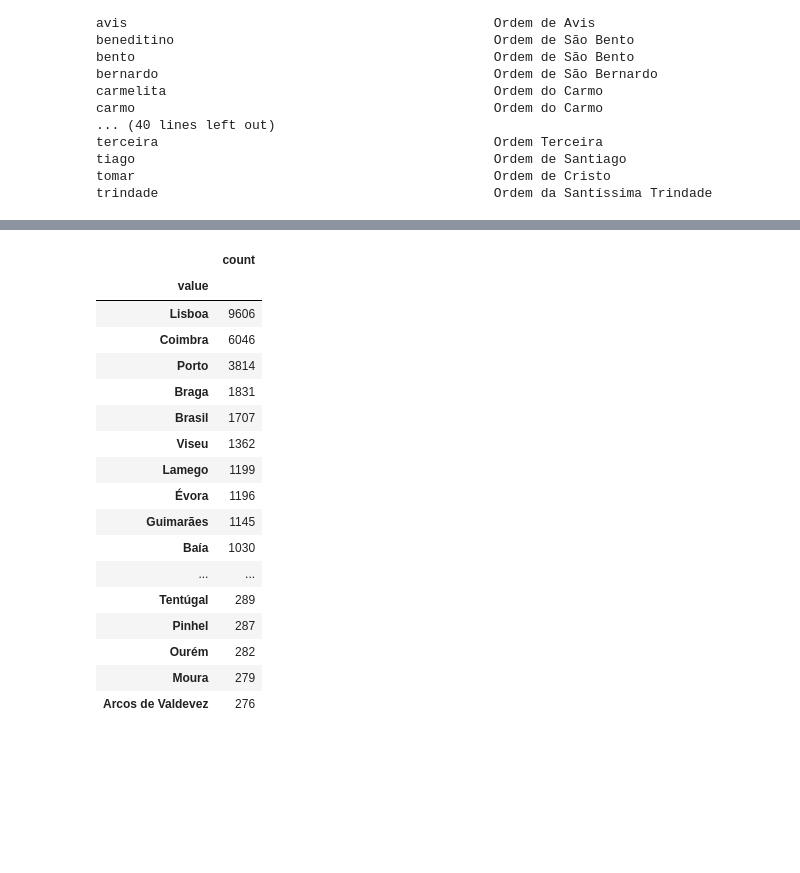
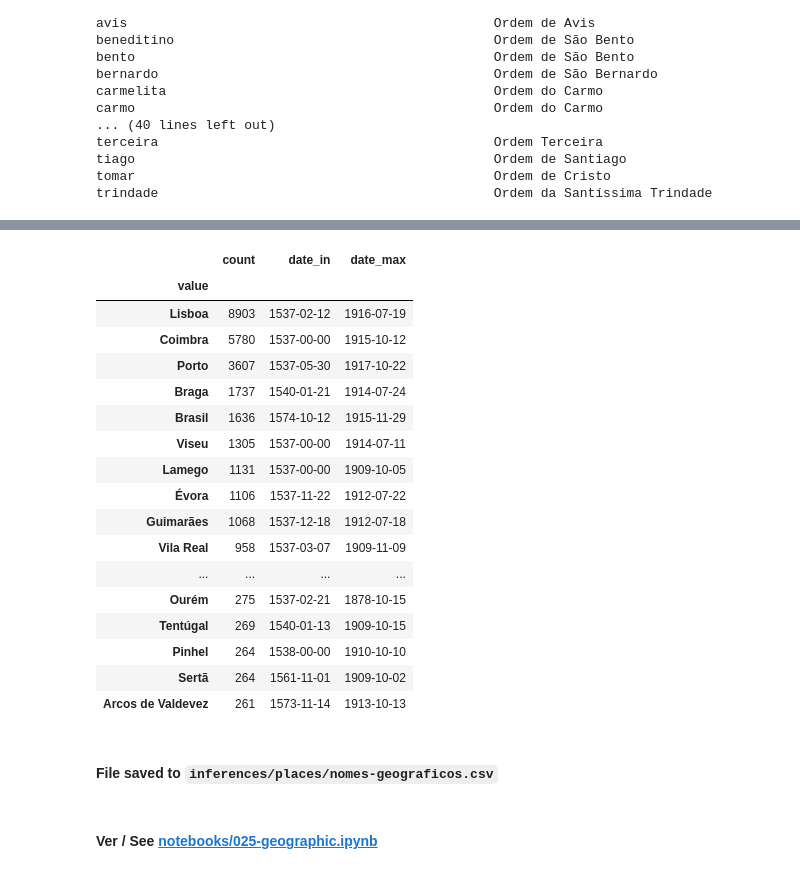
Before and after one commit to joaquimrcarvalho/fauc1537-1919, a Jupyter notebook: notebooks/021-students_attributes.ipynb, the cells around one changed output, grey strips where cells are left out. Drawn from its saved outputs; the diff is of its cells as text; code cells hidden in the pictures; blank space fills up the shorter version.

Commit message:
Improve student attributes notebook

```diff
--- a/notebooks/021-students_attributes.ipynb
+++ b/notebooks/021-students_attributes.ipynb
@@ -374,26 +559,30 @@ df.to_csv('../inferences/places/naturalidade-original.csv',sep=',')
 # %%
 from timelinknb.pandas import attribute_values
 
-df = attribute_values('nome-geografico')
+df = attribute_values('nome-geografico',dates_between = ('1500','1930'))
 df.sort_values('count', ascending = False).head(50)
 # %% [output]
-|  | count |
-| value |  |
-| Lisboa | 9606 |
-| Coimbra | 6046 |
-| Porto | 3814 |
-| Braga | 1831 |
-| Brasil | 1707 |
-| Viseu | 1362 |
-| Lamego | 1199 |
-| Évora | 1196 |
-| Guimarães | 1145 |
-| Baía | 1030 |
-| ... | ... |
-| Tentúgal | 289 |
-| Pinhel | 287 |
-| Ourém | 282 |
-| Moura | 279 |
-| Arcos de Valdevez | 276 |
+|  | count | date_in | date_max |
+| value |  |  |  |
+| Lisboa | 8903 | 1537-02-12 | 1916-07-19 |
+| Coimbra | 5780 | 1537-00-00 | 1915-10-12 |
+| Porto | 3607 | 1537-05-30 | 1917-10-22 |
+| Braga | 1737 | 1540-01-21 | 1914-07-24 |
+| Brasil | 1636 | 1574-10-12 | 1915-11-29 |
+| Viseu | 1305 | 1537-00-00 | 1914-07-11 |
+| Lamego | 1131 | 1537-00-00 | 1909-10-05 |
+| Évora | 1106 | 1537-11-22 | 1912-07-22 |
+| Guimarães | 1068 | 1537-12-18 | 1912-07-18 |
+| Vila Real | 958 | 1537-03-07 | 1909-11-09 |
+| ... | ... | ... | ... |
+| Ourém | 275 | 1537-02-21 | 1878-10-15 |
+| Tentúgal | 269 | 1540-01-13 | 1909-10-15 |
+| Pinhel | 264 | 1538-00-00 | 1910-10-10 |
+| Sertã | 264 | 1561-11-01 | 1909-10-02 |
+| Arcos de Valdevez | 261 | 1573-11-14 | 1913-10-13 |
 # %%
 df.to_csv('../inferences/places/nomes-geograficos.csv',sep=',')
+# %% [markdown]
+#### File saved to `inferences/places/nomes-geograficos.csv`
+# %% [markdown]
+#### Ver / See  [notebooks/025-geographic.ipynb](025-geographic.ipynb)
```
Also changed, not shown: parts of 39 cells of this notebook, 5 other files.
